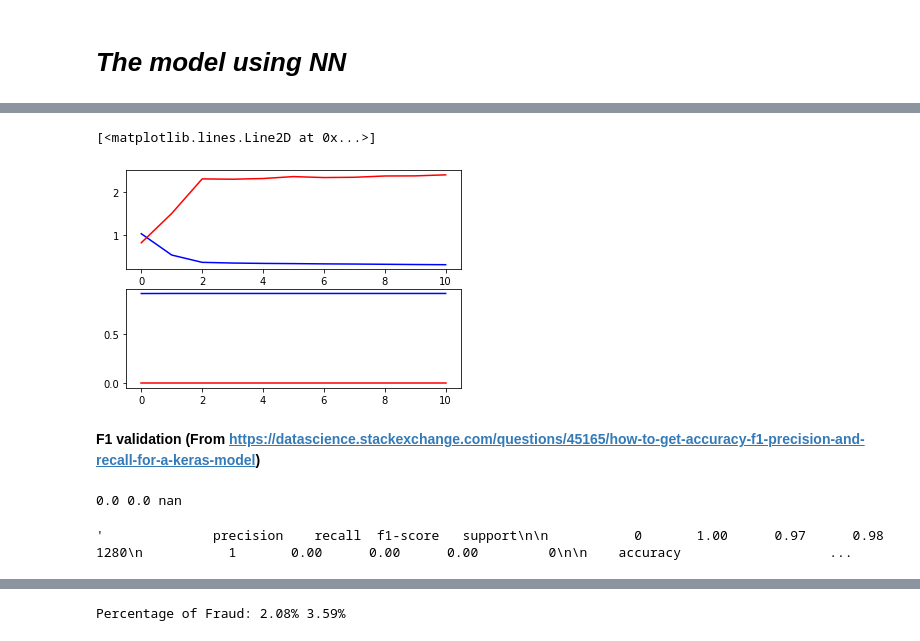
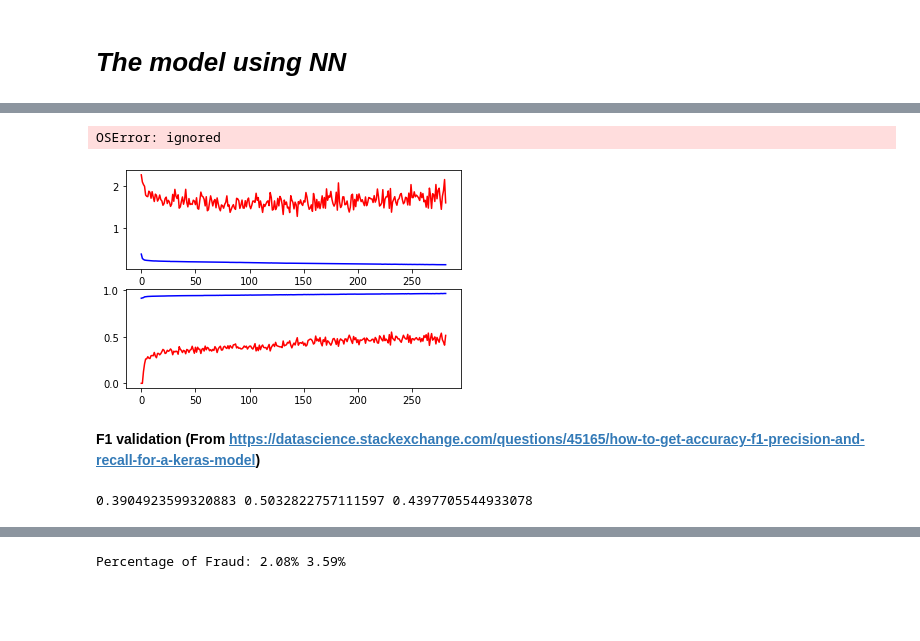
Before and after one commit to aquangnguyen1992/Advanced_Data_Science_Capstone, a Jupyter notebook: Capstone_Project.ipynb, the cells around one changed output, grey strips where cells are left out. Saved outputs shown, nothing was run; the diff lists cells and outputs as text; code cells hidden in the pictures; blank space fills up the shorter version.

```diff
--- a/Capstone_Project.ipynb
+++ b/Capstone_Project.ipynb
@@ -305,7 +305,7 @@ from tensorflow.keras import Sequential
 from tensorflow.keras.regularizers import l1, l2
 from tensorflow.keras.optimizers import Adam, SGD
 # %%
-def create_model(dense1=128, dense2=64, dropout_rate=0.4, l1_rate=0.001, l2_rate=0.001, init_std=0.01):
+def create_model(dense1=128, dense2=64, dropout_rate=0.4, l1_rate=0.001, l2_rate=0.001, init_std=0.01, lr=0.001):
   out_model = Sequential()
   out_model.add(Dense(dense1, activation="relu", input_shape=(X_train.shape[1],),
                       kernel_regularizer=tf.keras.regularizers.l1(l1_rate),
@@ -330,12 +330,12 @@ def create_model(dense1=128, dense2=64, dropout_rate=0.4, l1_rate=0.001, l2_rate
   out_model.add(Dense(1, activation="sigmoid"))
 
   out_model.compile(
-            optimizer=Adam(learning_rate=0.00005),
+            optimizer=Adam(learning_rate=lr),
             loss='binary_crossentropy',
             metrics=['binary_accuracy'])
 
   return out_model
 # %%
-my_model = create_model(dense1=128, dropout_rate=0.4, l1_rate=0, l2_rate=0, init_std=0.01)
+my_model = create_model(dense1=128, dense2=64, dropout_rate=0.4, l1_rate=0, l2_rate=0, init_std=0.05, lr=0.0001)
 my_model.summary()
 # %% [output]
@@ -361,11 +361,11 @@ BATCH_SIZE = 128
 NB_EPOCH = 1000
 
 early_stop = tf.keras.callbacks.EarlyStopping(
-    monitor='val_binary_accuracy', patience=10, verbose=0, mode='auto',
+    monitor='val_binary_accuracy', patience=50, verbose=0, mode='auto',
     baseline=None)
 
 best_model_hold = tf.keras.callbacks.ModelCheckpoint(
-    filepath='/content/', monitor='val_binary_accuracy', verbose=1, save_best_only=True,
+    filepath='/content/best_model', monitor='val_binary_accuracy', verbose=1, save_best_only=True,
     save_weights_only=False, mode='auto', save_freq='epoch')
 
 history = my_model.fit(X_to_train, Y_to_train,
@@ -393,14 +393,16 @@ Epoch 00043: val_binary_accuracy did not improve from 0.41931
 # %%
 plt.subplot(211)
 plt.plot(history.history["loss"], '-b')
 plt.plot(history.history["val_loss"], '-r')
 
 plt.subplot(212)
 plt.plot(history.history["binary_accuracy"], '-b')
 plt.plot(history.history["val_binary_accuracy"], '-r')
+
+my_model = new_model = tf.keras.models.load_model('/content/saved_model.pb')
 # %% [output]
-[<matplotlib.lines.Line2D at 0x...>]
+OSError: ignored
-[figure, old version]
+[figure, new version]
 # %% [markdown]
 **F1 validation (From https://datascience.stackexchange.com/questions/45165/how-to-get-accuracy-f1-precision-and-recall-for-a-keras-model)**
 # %%
@@ -450,11 +452,7 @@ def F1_score(model, X_test, y_ref, test_size):
 pre, re, f1 = F1_score(my_model, X_test, Y_test, test_size=12800)
 print(pre, re, f1)
 # %% [output]
-0.0 0.0 nan
+0.3904923599320883 0.5032822757111597 0.4397705544933078
-# %%
-classification_report(output, Y_test[:1280])
-# %% [output]
-'              precision    recall  f1-score   support\n\n           0       1.00      0.97      0.98      1280\n           1       0.00      0.00      0.00         0\n\n    accuracy                   ...
 # %%
 my_model.evaluate(X_test, Y_test)
 prediction = my_model.predict(X_test)
```
Also changed, not shown: parts of 3 cells of this notebook.
